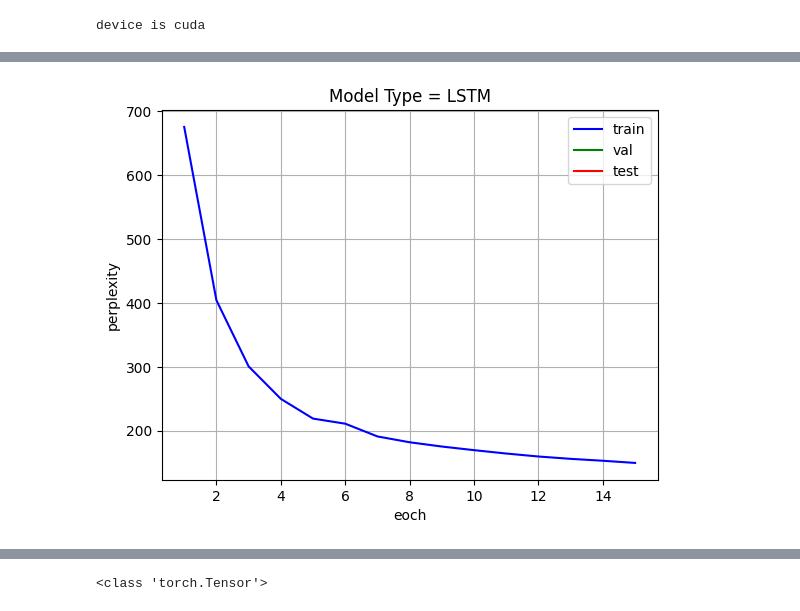
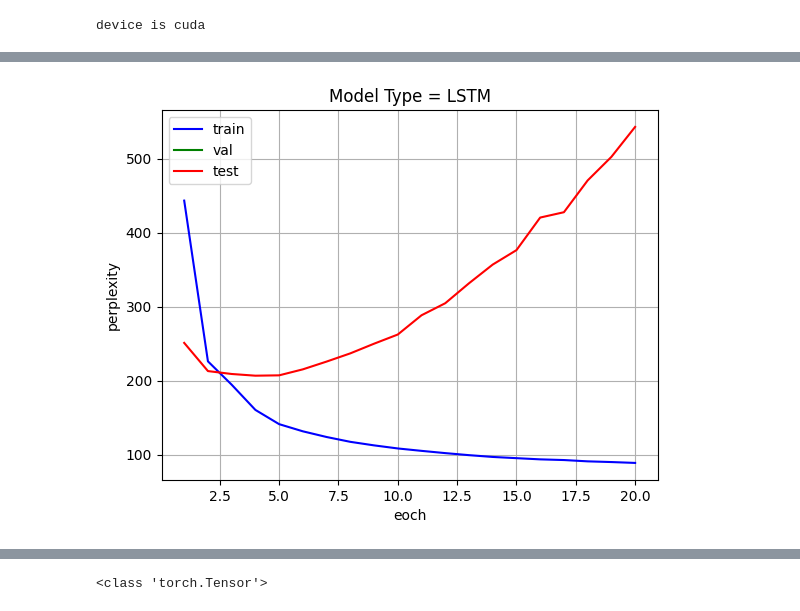
Before and after one commit to AK18k/ex2_1, a Jupyter notebook: ex2_latenight.ipynb, the cells around one changed output, grey strips where cells are left out. Cells and saved outputs as stored; diff of their text form; code cells hidden in the pictures.

Commit message:
add plot with test and train

```diff
--- a/ex2_latenight.ipynb
+++ b/ex2_latenight.ipynb
@@ -114,7 +114,7 @@ class Result_Matrix:
         return(self.test_ppl)
 
 
-def plot_results(result_matrix):
+def plot_results(result_matrix, file_name):
   plt.figure()
   y = result_matrix.get_results('train')
   plt.plot(np.arange(1,len(y)+1), y, label = 'train', color = 'blue')
@@ -129,3 +129,5 @@ def plot_results(result_matrix):
   plt.ylabel('perplexity')
   plt.grid()
   plt.show()
+
+  plt.savefig(file_name)
@@ -192,8 +233,9 @@ optimizer = optim.Adam(model.parameters(), lr=0.01)
 
 # Training loop
 results_m = Result_Matrix('LSTM')
-total_epochs = 15
+total_epochs = 20
 for epoch in range(total_epochs):  # replace 10 with the number of epochs you want to train
+    model.train()
     total_loss = 0.0
     total_samples_count = 0
     for inputs in dataloader:
@@ -222,8 +264,10 @@ for epoch in range(total_epochs):  # replace 10 with the number of epochs you wa
     # Calculate perplexity
     perplexity = np.exp(total_loss / total_samples_count)
     results_m.add_result(perplexity, 'train')
-    print(f"Epoch: {epoch+1}, Loss: {loss.item()}, Perplexity: {perplexity.item()}")
+    print(f"Train results, Epoch: {epoch+1}, Loss: {loss.item()}, Perplexity: {perplexity.item()}")
 
-plot_results(results_m)
+    test_model(model)
+
+plot_results(results_m, 'test_result.png')
 # %% [output]
 tensor([ 0,  1,  2,  ..., 39, 26, 24])
@@ -245 +290 @@ Epoch: 15, Loss: 4.152574062347412, Perplexity: 149.4985962069343
-[figure, old version]
+[figure, new version]
```
Also changed, not shown: parts of 3 cells of this notebook.
